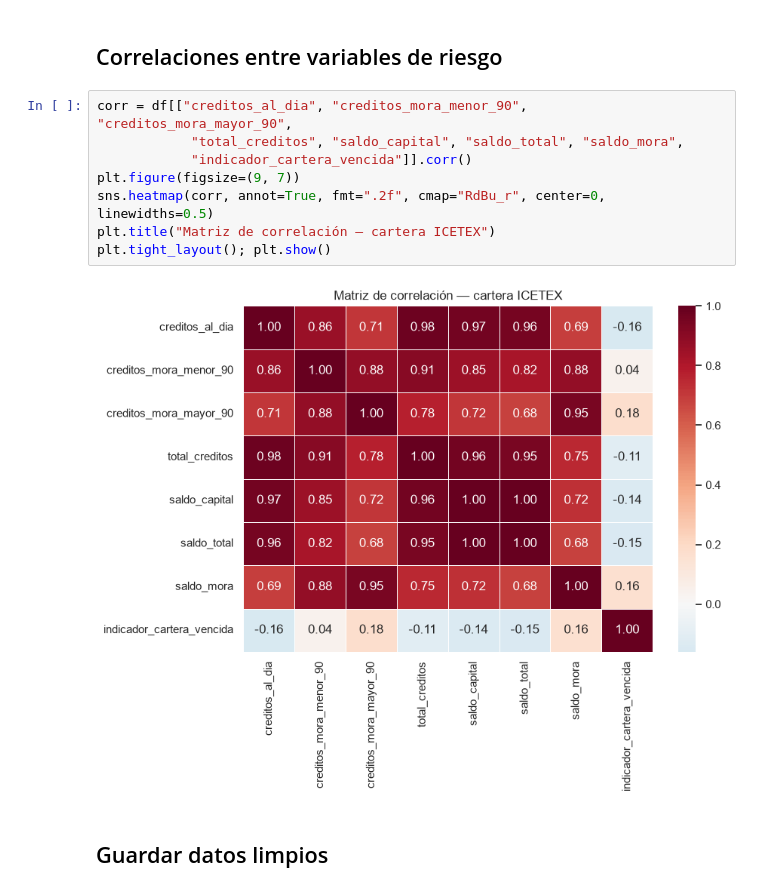
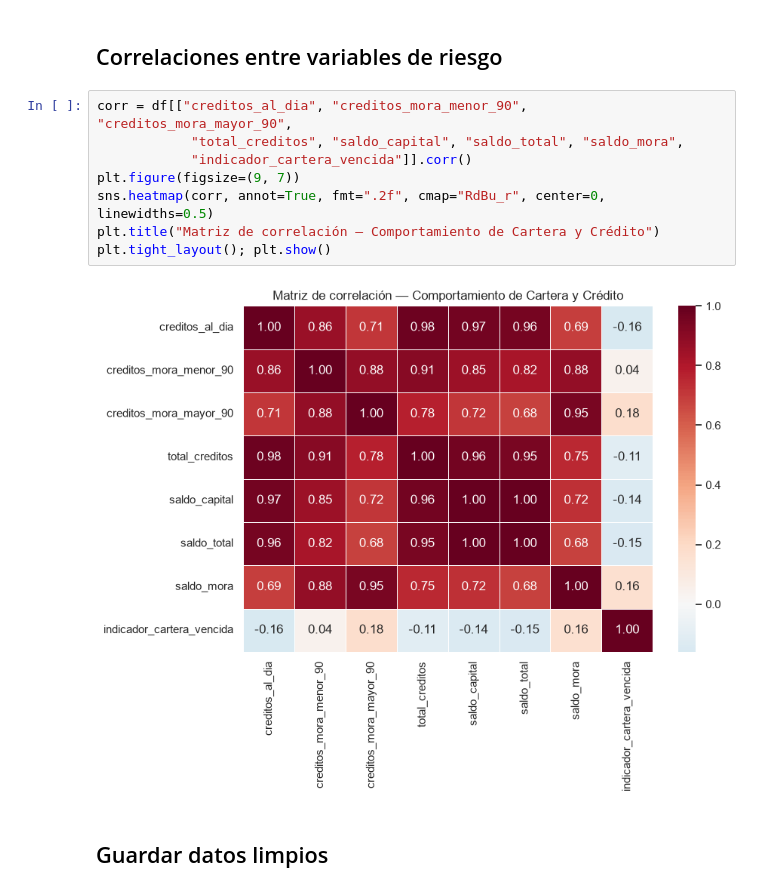
Before and after one commit to samestediazmedin/Financiera-proyecto-de-Riesgo-de-Cr-dito, a Jupyter notebook: notebooks/01_eda_icetex.ipynb, the cells around one changed output. Drawn from its saved outputs; the diff is of its cells as text.

Commit message:
docs(notebooks): usa nombre oficial Comportamiento de Cartera y Credito y numera las 3 bases de datos

```diff
--- a/notebooks/01_eda_icetex.ipynb
+++ b/notebooks/01_eda_icetex.ipynb
@@ -333,13 +333,13 @@ plt.tight_layout(); plt.show()
 # %%
 corr = df[["creditos_al_dia", "creditos_mora_menor_90", "creditos_mora_mayor_90",
             "total_creditos", "saldo_capital", "saldo_total", "saldo_mora",
             "indicador_cartera_vencida"]].corr()
 plt.figure(figsize=(9, 7))
 sns.heatmap(corr, annot=True, fmt=".2f", cmap="RdBu_r", center=0, linewidths=0.5)
-plt.title("Matriz de correlación — cartera ICETEX")
+plt.title("Matriz de correlación — Comportamiento de Cartera y Crédito")
 plt.tight_layout(); plt.show()
 # %% [output]
-[figure, old version]
+[figure, new version]
 # %% [markdown]
 ## Guardar datos limpios
 # %%
```
Also changed, not shown: parts of 4 cells of this notebook, 3 other files.
